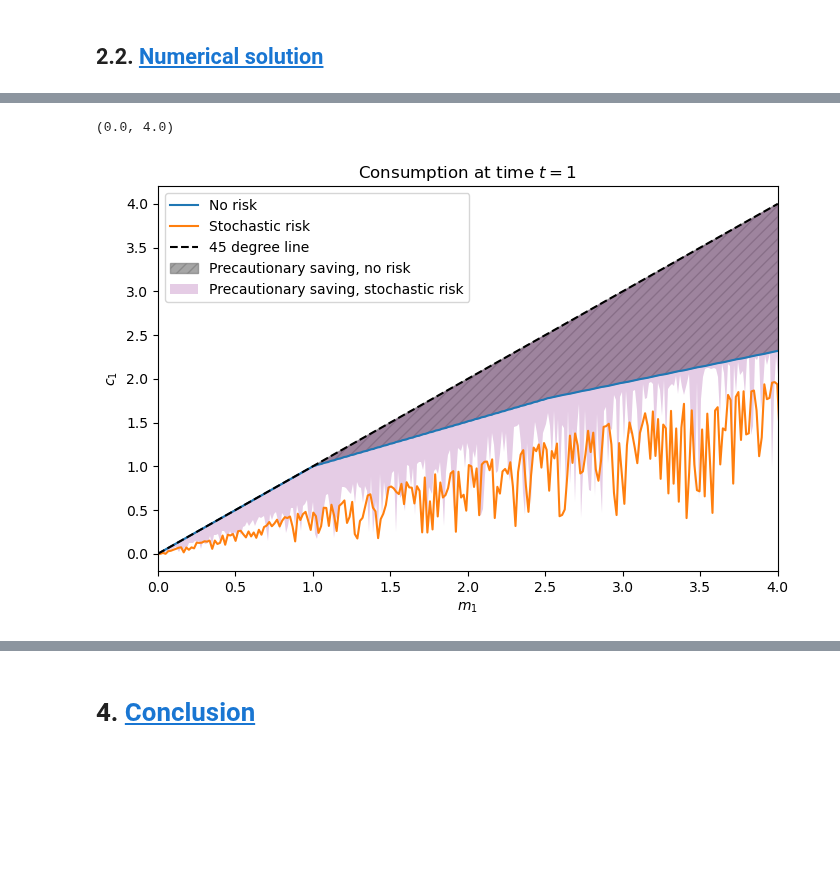
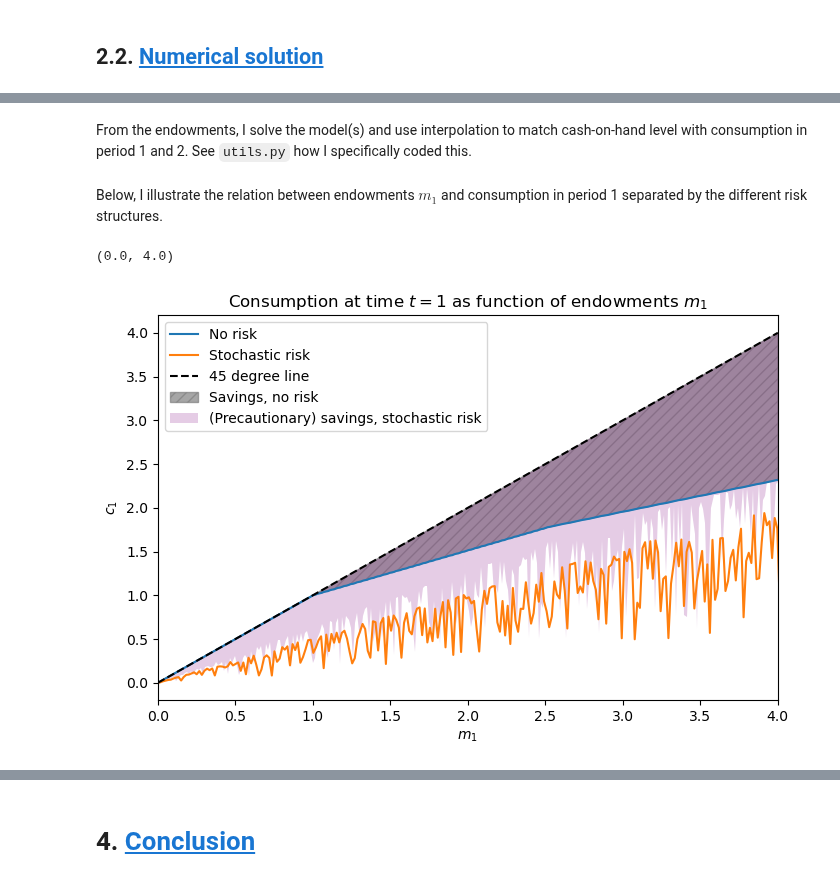
Before and after one commit to NumEconCopenhagen/projects-2024-jbh, a Jupyter notebook: modelproject/modelproject.ipynb, the cells around one changed output, grey strips where cells are left out. Saved outputs shown, nothing was run; the diff lists cells and outputs as text; code cells hidden in the pictures; blank space fills up the shorter version.

```diff
--- a/modelproject/modelproject.ipynb
+++ b/modelproject/modelproject.ipynb
@@ -121,7 +121,7 @@ Consider a range of values for the interest rate $r$ for $\rho = 0.5, 0.99, 10$.
 r_grid = np.linspace(0.01, 0.20, 100)
 rho_low = 0.5
 rho_one = 0.99
-rho_high = 10
+rho_high = 5
 
 # Same parameters as above
 m1 = 1
@@ -160,7 +160,7 @@ ax[1].set_title(r'$\rho\approx 1$')
 
 ax[2].plot(r_grid, c1_grids_high, label='$c_1$')
 ax[2].plot(r_grid, c2_grids_high, label='$c_2$')
-ax[2].set_title(r'$\rho = 10$')
+ax[2].set_title(r'$\rho = 5$')
 
 # Adding an arrow to the middle plot
 arrow_start = (0.11, 0.515)
@@ -174,6 +196,6 @@ Text(0.5, 0.01, 'Interest rate, $r$')
 # %%
 # Defining grids of possible rho values
-rho_grid = np.linspace(0.01, 2, 100)
+rho_grid = np.linspace(0.01, 4, 100)
 r_low = 0.01
 r_med = 0.05
 r_high = 0.1
@@ -289 +337,3 @@ def v1_func_no_risk(c1, m1, rho, beta, r,  v2_interp_func):
+# %% [markdown]
+From the endowments, I solve the model(s) and use interpolation to match cash-on-hand level with consumption in period 1 and 2. See `utils.py` how I specifically coded this.
 # %%
@@ -325,21 +372,27 @@ x_45 = np.linspace(0, 4, 300)
+# %% [markdown]
+Below, I illustrate the relation between endowments $m_1$ and consumption in period 1 separated by the different risk structures.
 # %%
 fig,ax = plt.subplots(figsize=(8,5))
+
+# Make 45-degree line
+y_45 = np.linspace(0, 4, 300)
+x_45 = np.linspace(0, 4, 300)
 
 ax.plot(m1_grid_no_risk, c1_grid_no_risk, label='No risk')
 ax.plot(m1_grid_stoch_risk, c1_grid_stoch_risk, label='Stochastic risk')
 ax.plot(y_45, x_45, label='45 degree line', linestyle='--', color='k')
 
 # Fill between the 45-degree line and the "No risk" line
-ax.fill_between(y_45, y_45, c1_grid_no_risk, color='gray', alpha=0.7, label='Precautionary saving, no risk', hatch='///')
+ax.fill_between(y_45, y_45, c1_grid_no_risk, color='gray', alpha=0.7, label='Savings, no risk', hatch='///')
 
 # Fill between the 45-degree line and the "Stochastic risk" line
-ax.fill_between(y_45, y_45, c1_grid_stoch_risk, fc='purple', alpha=0.2, label='Precautionary saving, stochastic risk', snap=True)
+ax.fill_between(y_45, y_45, c1_grid_stoch_risk, fc='purple', alpha=0.2, label='(Precautionary) savings, stochastic risk', snap=True)
 
 ax.legend()
 ax.set_xlabel('$m_1$')
 ax.set_ylabel('$c_1$')
-ax.set_title('Consumption at time $t=1$')
+ax.set_title('Consumption at time $t=1$ as function of endowments $m_1$')
 ax.set_xlim(0,4)
 # %% [output]
 (0.0, 4.0)
-[figure, old version]
+[figure, new version]
```
Also changed, not shown: parts of 24 cells of this notebook, 1 other file.
